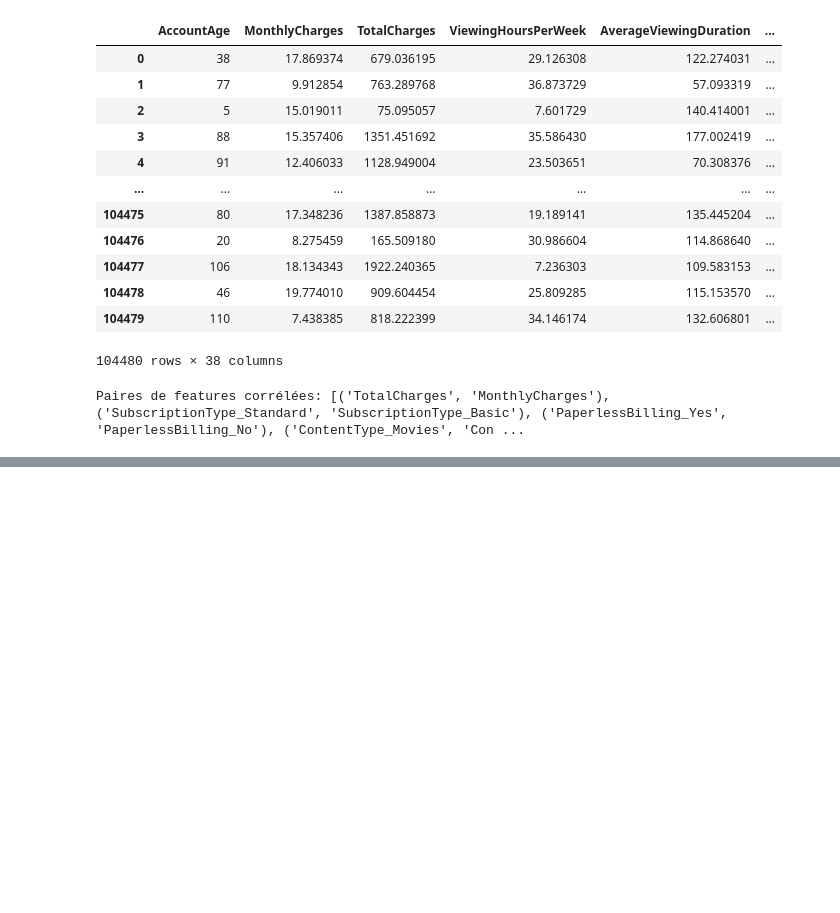
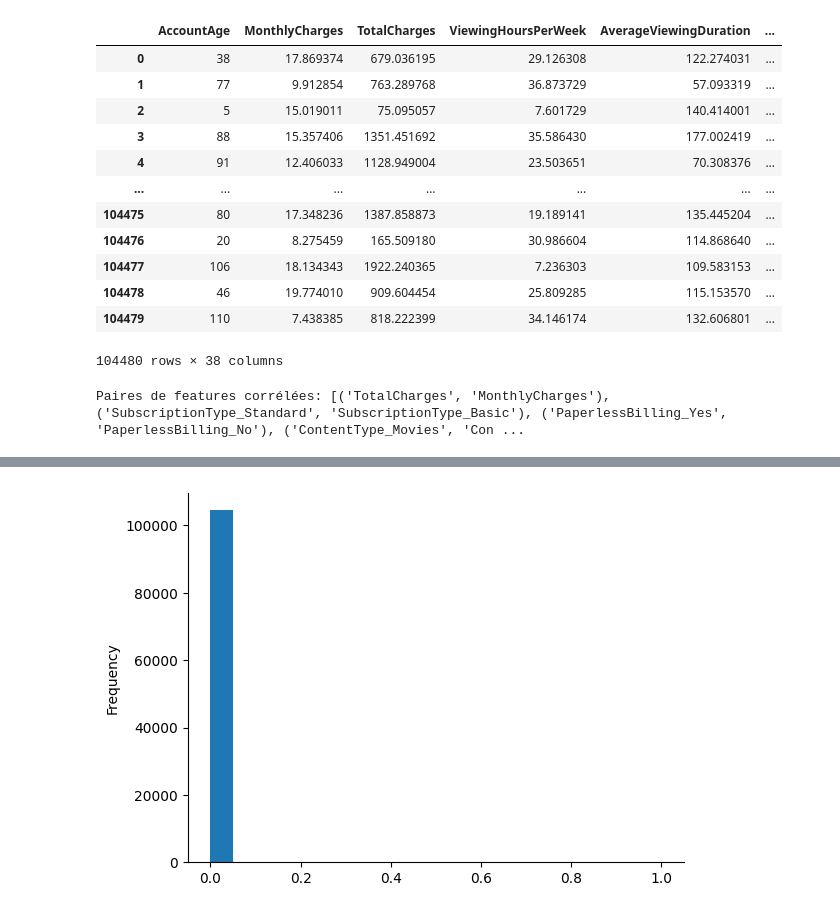
Before and after one commit to wiss0212/Video_streaming_churn, a Jupyter notebook: Project_video_streaming.ipynb, the cells around one changed output, grey strips where cells are left out. Saved outputs shown, nothing was run; the diff lists cells and outputs as text; code cells hidden in the pictures; blank space fills up the shorter version.

```diff
--- a/Project_video_streaming.ipynb
+++ b/Project_video_streaming.ipynb
@@ -376,4 +333,4 @@ print("Paires de features corrélées:", highly_correlated_features)
 # %% [output]
 Paires de features corrélées: [('TotalCharges', 'MonthlyCharges'), ('SubscriptionType_Standard', 'SubscriptionType_Basic'), ('PaperlessBilling_Yes', 'PaperlessBilling_No'), ('ContentType_Movies', 'Con ...
 # %%
-x_train, x_val, y_train, y_val = train_test_split(X_train_encoded,Y_train_df , test_size=0.2, random_state=42)
+x_train, x_val, y_train, y_val = train_test_split(X_train_encoded,Y_train , test_size=0.2, random_state=42)
@@ -382,2 +336,0 @@ logistic_reg = LogisticRegression()
-# %%
-logistic_reg.fit(x_train, y_train)
@@ -399,0 +337,20 @@ ROC-AUC Score: 0.7508431235588813
+# %%
+from sklearn.model_selection import GridSearchCV
+
+logistic_reg = LogisticRegression(solver='saga', max_iter=100)
+# Créez un dictionnaire des valeurs d'hyperparamètres à tester
+param_grid = {'C': [ 0.1, 1, 10], 'penalty': ['l1', 'l2']}
+# Créez une instance de GridSearchCV
+grid = GridSearchCV(logistic_reg, param_grid, cv=10, scoring='roc_auc')
+
+# Ajustez le GridSearchCV
+grid.fit(x_train, y_train)
+
+# Trouvez les meilleurs hyperparamètres
+print(grid.best_params_)
+
+# Utilisez le meilleur modèle pour prédire
+best_model = grid.best_estimator_
+y_pred = best_model.predict_proba(x_val)[:, 1]
+roc_auc = roc_auc_score(y_val, y_pred)
+print(f'Tested ROC AUC: {roc_auc}')
@@ -399,0 +360,5 @@ ROC-AUC Score: 0.7508431235588813
+# %%
+y_pred_test = best_model.predict_proba(X_test_encoded)[:, 1]
+df_int_y_pred_test = y_pred_test.round().astype(int)
+y_pred_test_df=pd.DataFrame(df_int_y_pred_test)
+y_pred_test_df
@@ -399,0 +387,6 @@ ROC-AUC Score: 0.7508431235588813
+# %%
+from matplotlib import pyplot as plt
+y_pred_test_df[0].plot(kind='hist', bins=20, title=0)
+plt.gca().spines[['top', 'right',]].set_visible(False)
+# %% [output]
+[figure, added]
```
Also changed, not shown: parts of 12 cells of this notebook.
